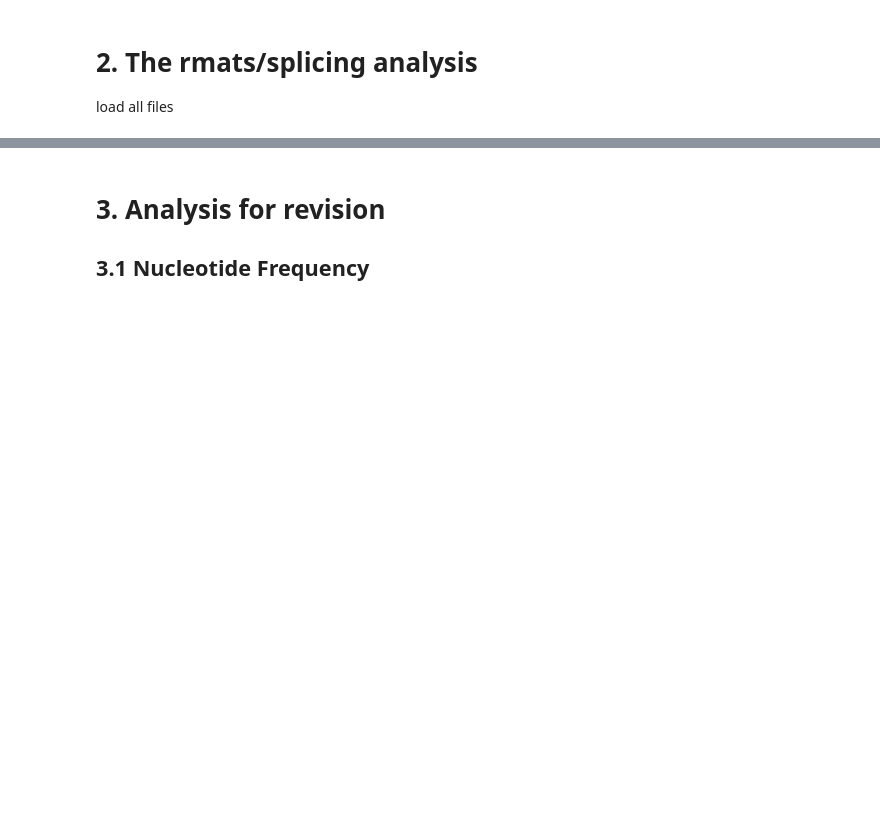
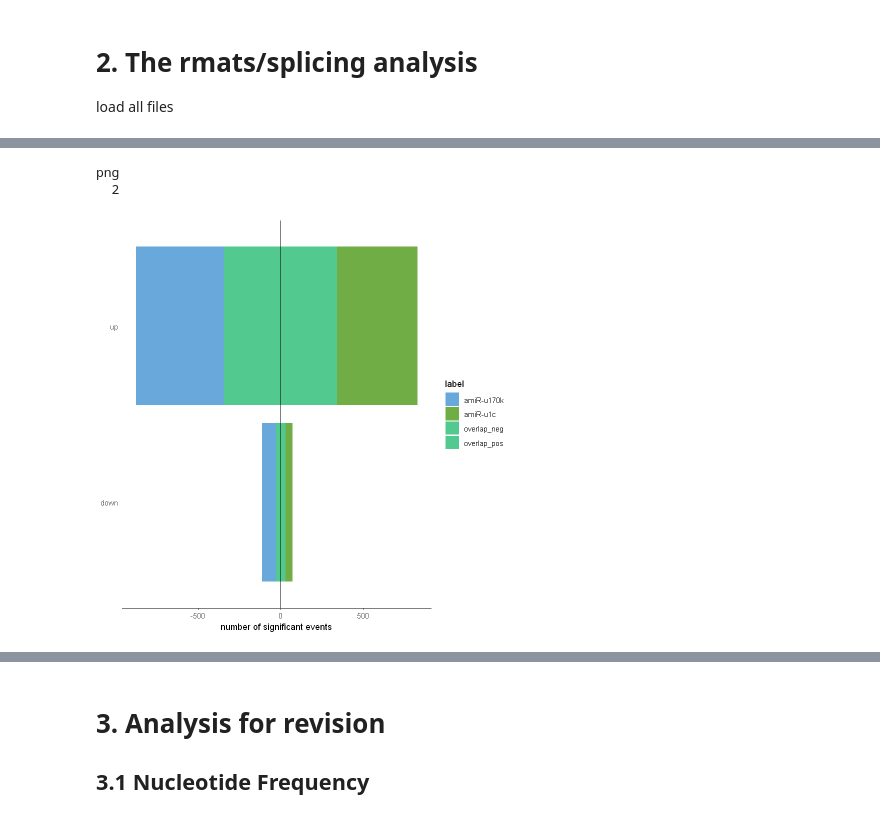
Before and after one commit to WeberJoachim/Mangilet_et_al_2023, a Jupyter notebook: shortread_RNAseq/Differential_gene_expression_and_alternative_splicing_analysis.ipynb, the cells around one changed output, grey strips where cells are left out. Saved outputs shown, nothing was run; the diff lists cells and outputs as text; code cells hidden in the pictures; blank space fills up the shorter version.

```diff
--- a/shortread_RNAseq/Differential_gene_expression_and_alternative_splicing_analysis.ipynb
+++ b/shortread_RNAseq/Differential_gene_expression_and_alternative_splicing_analysis.ipynb
@@ -284,0 +428,24 @@ write.csv(summary, "summary.csv")
+# %%
+reshape_event <- function(event, amounts) {
+
+  amounts <- as.numeric(amounts)
+  names(amounts) <- names(summary)[-1]
+  up_data <- data.frame(
+    event = event,
+    seite = "up",
+    label = c("amiR-u1c", "amiR-u170k", "overlap_pos", "overlap_neg"),
+    original = c(amounts["amount_up_u1c"], amounts["amount_up_u170k"], amounts["overlap_up"], amounts["overlap_up"]),
+    forplotting = c(amounts["amount_up_u1c"] - amounts["overlap_up"] , (-1)*(amounts["amount_up_u170k"] - amounts["overlap_up"]), amounts["overlap_up"] / 2, -amounts["overlap_up"] / 2)
+  )
+
+
+  down_data <- data.frame(
+    event = event,
+    seite = "down",
+    label = c("amiR-u1c", "amiR-u170k", "overlap_pos", "overlap_neg"),
+    original = c(amounts["amount_down_u1c"], amounts["amount_down_u170k"], amounts["overlap_down"], amounts["overlap_down"]),
+    forplotting = c(amounts["amount_down_u1c"] - amounts["overlap_down"], (-1)*(amounts["amount_down_u170k"] - amounts["overlap_down"]), amounts["overlap_down"] / 2, -amounts["overlap_down"] / 2)
+  )
+
+return(bind_rows(up_data, down_data))
+}
@@ -284,0 +454,19 @@ write.csv(summary, "summary.csv")
+# %%
+svg("SE_new.svg")
+a=ggplot(transformed_df %>% filter(event == "SE"), aes(x = seite, y = forplotting, fill = label)) +
+ geom_bar(stat = "identity" ) +
+ geom_hline(yintercept = 0) +
+ scale_fill_manual(values = c( "#68A8DB", "#71AD45", "#52c98e","#52c98e")) +
+ coord_flip() +
+ theme_classic() +
+ theme(axis.line.y=element_blank(),
+          axis.ticks.y=element_blank(),
+          axis.title.y=element_blank()) +
+ ylab( "number of significant events")
+
+dev.off()
+a
+# %% [output]
+png
+  2
+[figure, added]
```
Also changed, not shown: parts of 45 cells of this notebook.
